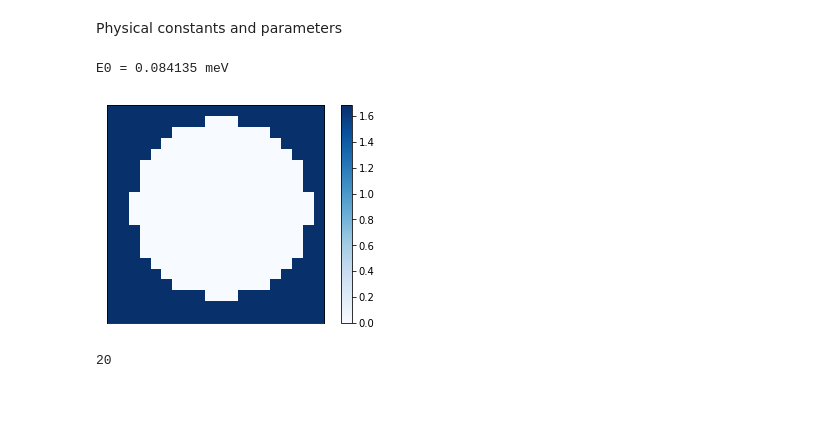
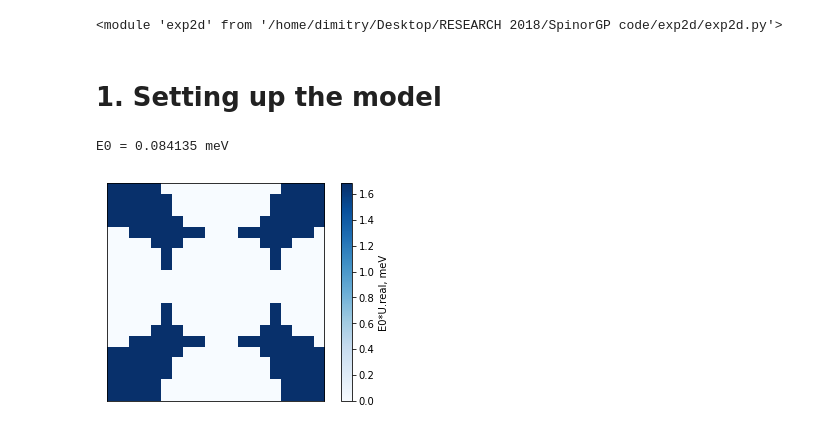
Before and after one commit to drgulevich/exp2d, a Jupyter notebook: exp2d.ipynb, the cells around one changed output. Saved outputs shown, nothing was run; the diff lists cells and outputs as text; code cells hidden in the pictures; blank space fills up the shorter version.

```diff
--- a/exp2d.ipynb
+++ b/exp2d.ipynb
@@ -17,6 +13,11 @@ import matplotlib.pyplot as plt
 %matplotlib inline
-# %% [markdown]
-Physical constants and parameters
+# %%
+import imp
+imp.reload(exp2d)
+# %% [output]
+<module 'exp2d' from '/home/dimitry/Desktop/RESEARCH 2018/SpinorGP code/exp2d/exp2d.py'>
+# %% [markdown]
+# 1. Setting up the model
 # %%
 me=9.1e-31 # electron mass, kg
 meff=5.0e-5*me # exciton-polariton effective mass, kg
@@ -27,39 +28,25 @@ E0=hbar*hbar/(2.*meff*d*d)/(1.6e-22) # characteristic energy, meV
 print('E0 = %f meV' % E0)
 # %% [output]
 E0 = 0.084135 meV
+# %%
+M=20 # should be even number
+assert M%2==0
+Umax=20. # height of the potential
+aum = 2.9 # um
+dum = 3.0 # um
+Rpillar=0.5*dum/(2.*aum) # in units of lattice constant
 # %%
-### Source: ucreate.py
+dr=1./M
+dr2=dr*dr
 
-Mhalf=10
-M=2*Mhalf
-Lcell=1.
-
-dr=Lcell/M
-dr2=dr*dr
-Uout=20
-Uin=0
-
-Rbound=(0.41/dr)**2
-U=Uout*np.ones((M,M),dtype=np.float64)
-for i in range(M):
-    for j in range(M):
-#        for cx,cy in [(0,Mhalf),(Mhalf,0),(Mhalf,Mhalf),(Mhalf,M),(M,Mhalf)]:
-        for cx,cy in [(Mhalf,Mhalf)]:
-            di=i-cx
-            dj=j-cy
-            if(di*di+dj*dj <= Rbound):
-                U[i,j] = Uin
+U = Umax*exp2d.U_Lieb(M,Rpillar) # create potential
 
 cmap=plt.get_cmap('Blues')
 data=E0*U.real
 img=plt.imshow(data.T,interpolation='nearest', cmap = cmap, origin='lower')
 plt.xticks([])
 plt.yticks([])
-plt.colorbar(img,cmap=cmap)
+plt.colorbar(img,cmap=cmap,label='E0*U.real, meV')
 plt.show()
 # %% [output]
-[figure, old version]
+[figure, new version]
-# %%
-M
-# %% [output]
-20
```
Also changed, not shown: parts of 15 cells of this notebook, 3 other files.
